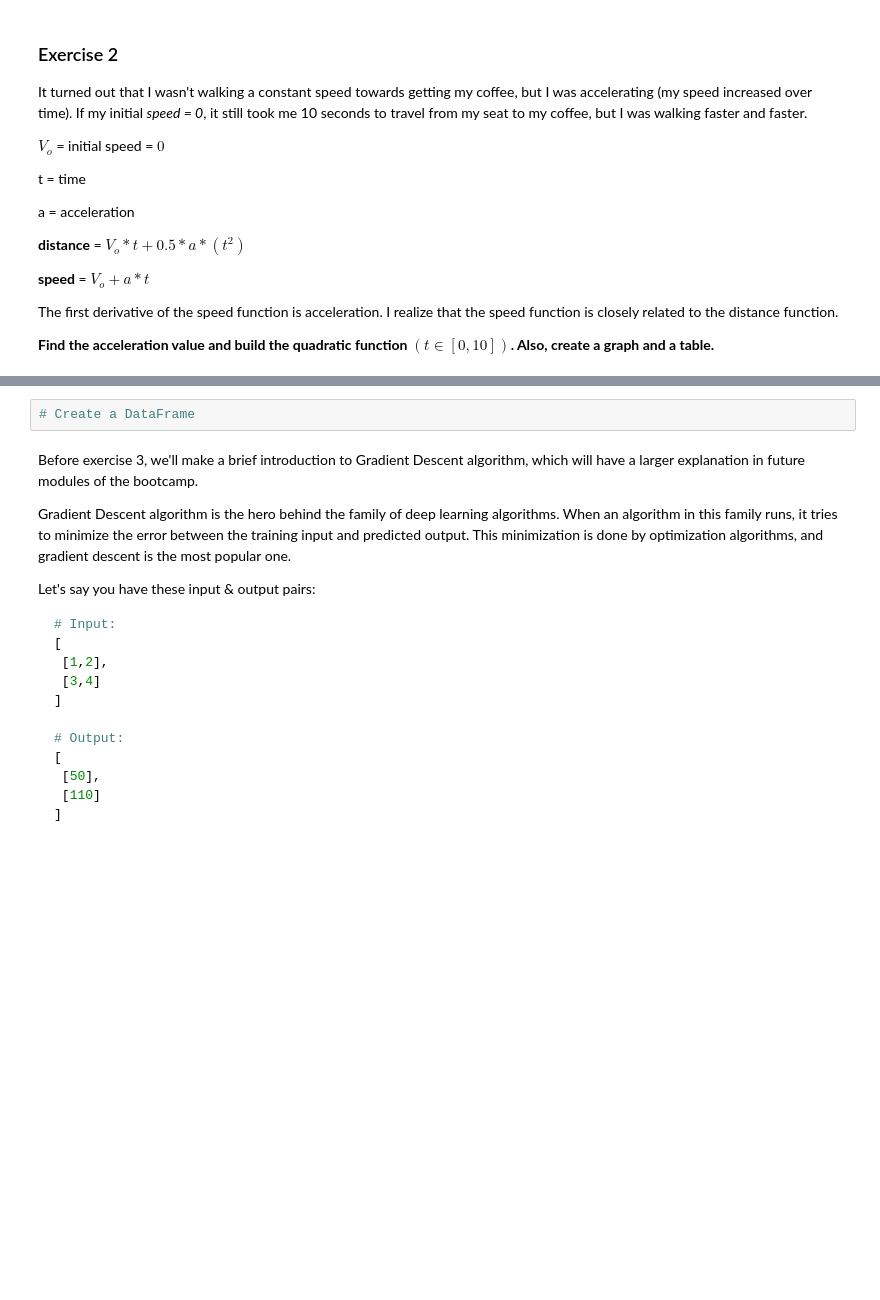
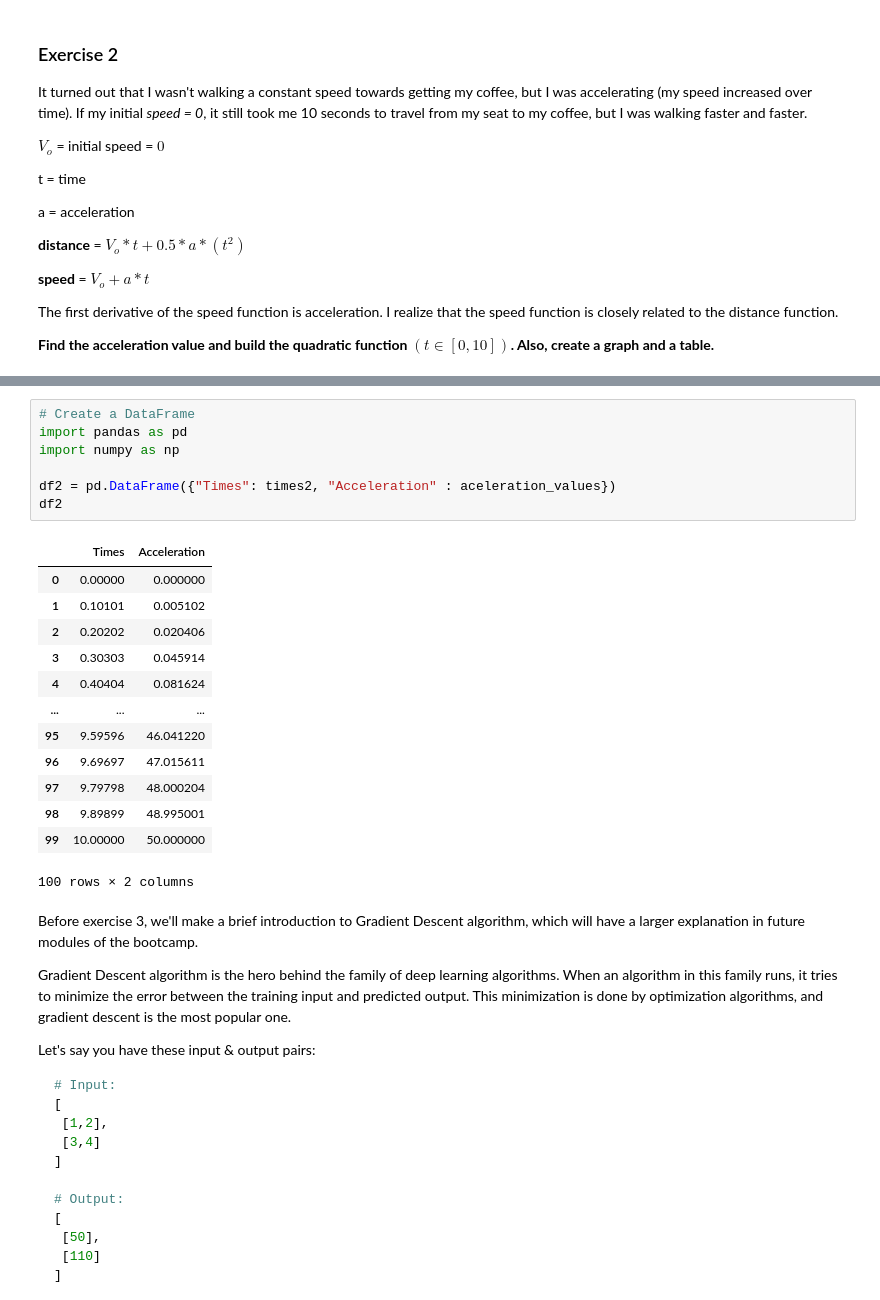
Before and after one commit to 4GeeksAcademy/calculus-and-algebra-problems-with-pythonDianam3, a Jupyter notebook: notebook/problems.ipynb, the cells around one changed output, grey strips where cells are left out. Saved outputs shown, nothing was run; the diff lists cells and outputs as text; blank space fills up the shorter version.

```diff
--- a/notebook/problems.ipynb
+++ b/notebook/problems.ipynb
@@ -100,5 +126,24 @@ The first derivative of the speed function is acceleration. I realize that the s
 # %%
 # Create a DataFrame
+import pandas as pd
+import numpy as np
+
+df2 = pd.DataFrame({"Times": times2, "Acceleration" : aceleration_values})
+df2
+# %% [output]
+|  | Times | Acceleration |
+| 0 | 0.00000 | 0.000000 |
+| 1 | 0.10101 | 0.005102 |
+| 2 | 0.20202 | 0.020406 |
+| 3 | 0.30303 | 0.045914 |
+| 4 | 0.40404 | 0.081624 |
+| ... | ... | ... |
+| 95 | 9.59596 | 46.041220 |
+| 96 | 9.69697 | 47.015611 |
+| 97 | 9.79798 | 48.000204 |
+| 98 | 9.89899 | 48.995001 |
+| 99 | 10.00000 | 50.000000 |
+100 rows × 2 columns
 # %% [markdown]
 Before exercise 3, we'll make a brief introduction to Gradient Descent algorithm, which will have a larger explanation in future modules of the bootcamp.
 
```
Also changed, not shown: parts of 3 cells of this notebook.
